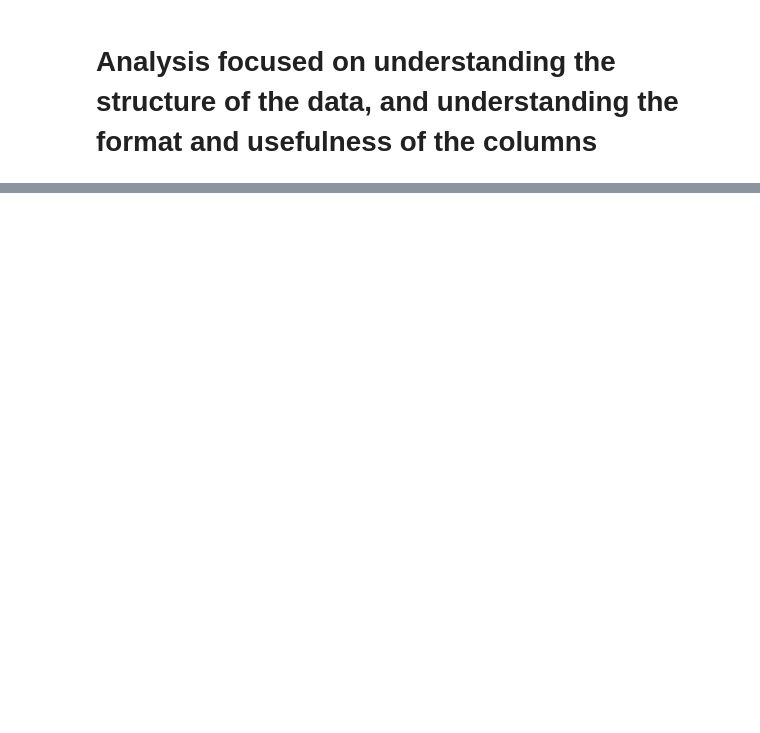
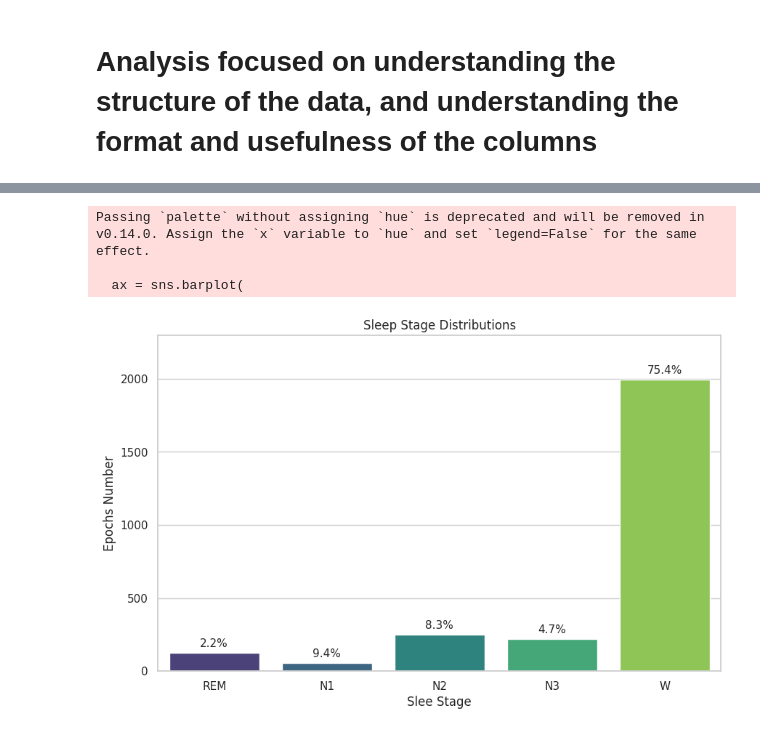
Before and after one commit to LeonardoMBarca/sleep-stages-classification, a Jupyter notebook: src/data-analysis/sleep-cassette/one_single_file_eda.ipynb, the cells around one changed output, grey strips where cells are left out. Drawn from its saved outputs; the diff is of its cells as text; code cells hidden in the pictures; blank space fills up the shorter version.

```diff
--- a/src/data-analysis/sleep-cassette/one_single_file_eda.ipynb
+++ b/src/data-analysis/sleep-cassette/one_single_file_eda.ipynb
@@ -10,9 +9,15 @@
 # %%
 import polars as pl
+pl.Config.set_fmt_str_lengths(100)
+
+import polars.selectors as cs
+import seaborn as sns
+import networkx as nx
 import matplotlib.pyplot as plt
-
 from pathlib import Path
 # %%
-DATALAKE_DIR = Path().resolve().parents[2] / "datalake"
-file_night1 = DATALAKE_DIR / "processed" / "sleep-cassette" / "subject_id=SC400" / "SC400N1.parquet"
-file_night2 = DATALAKE_DIR / "processed" / "sleep-cassette" / "subject_id=SC400" / "SC400N2.parquet"
+file_source = Path().resolve().parents[2] / "datalake" / "processed" / "sleep-cassette" / "subject_id=SC400" / "SC400N1.parquet"
+
+df = pl.read_parquet(file_source)
+
+display(df.head())
@@ -91,0 +72,43 @@ shape: (9, 251)
+# %%
+cls_counts = df["stage"].value_counts(sort=True)
+
+cls_counts = cls_counts.with_columns(
+    (pl.col("count") / pl.col("count").sum()).alias("proportion")
+)
+
+cls_counts = cls_counts.with_columns(
+    pl.col("stage").cast(pl.String)
+)
+
+stage_order = ["REM", "N1", "N2", "N3", "W"]
+
+sns.set_theme(style="whitegrid")
+plt.figure(figsize=(10, 6))
+
+ax = sns.barplot(
+    data=cls_counts,
+    x="stage",
+    y="count",
+    order=stage_order,
+    palette="viridis"
+)
+
+for p, proportion in zip(ax.patches, cls_counts.sort("stage", descending=False).filter(pl.col("stage").is_in(stage_order))['proportion']):
+    ax.annotate(f'{proportion:.1%}',
+                (p.get_x() + p.get_width() / 2., p.get_height()),
+                ha = 'center', va = 'center',
+                xytext = (0, 9),
+                textcoords = 'offset points',
+                fontsize=11)
+
+ax.set_title("Sleep Stage Distributions")
+ax.set_xlabel("Slee Stage", fontsize=12)
+ax.set_ylabel("Epochs Number", fontsize=12)
+ax.set_ylim(0, cls_counts["count"].max() * 1.15)
+
+plt.show()
+# %% [output]
+Passing `palette` without assigning `hue` is deprecated and will be removed in v0.14.0. Assign the `x` variable to `hue` and set `legend=False` for the same effect.
+
+  ax = sns.barplot(
+[figure, added]
```
Also changed, not shown: parts of 32 cells of this notebook.
